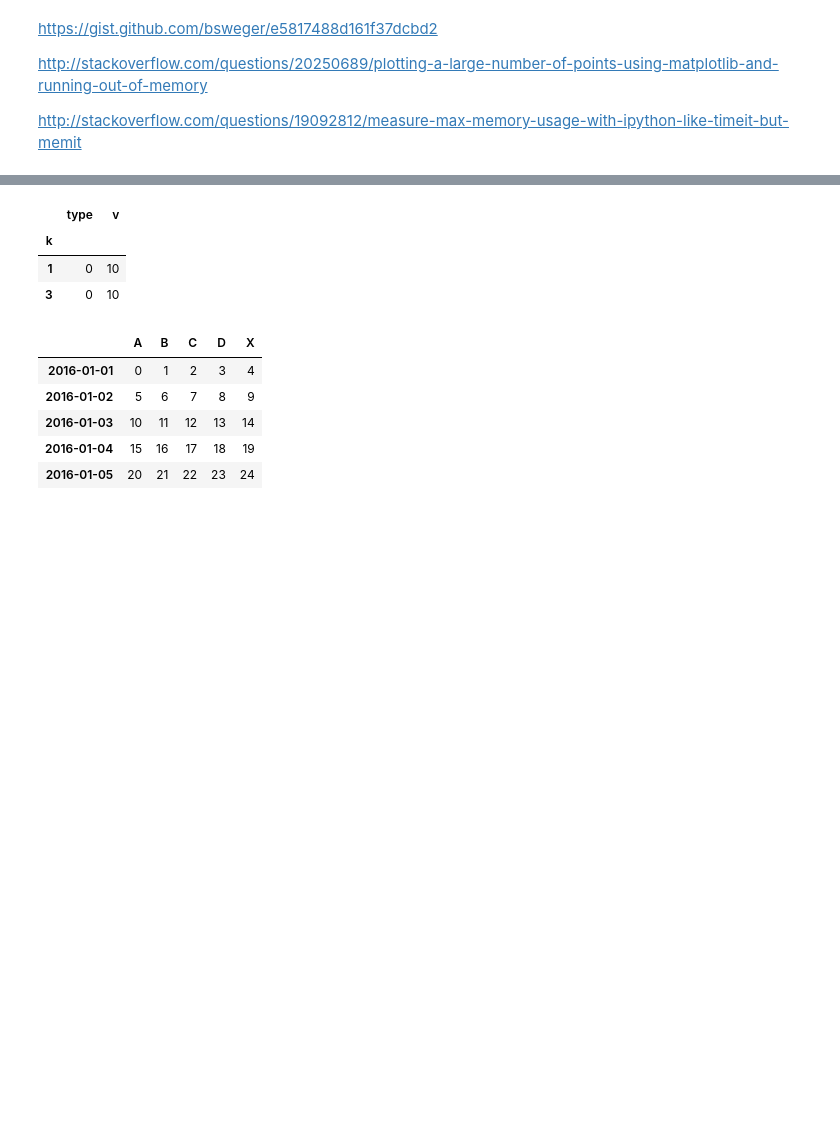
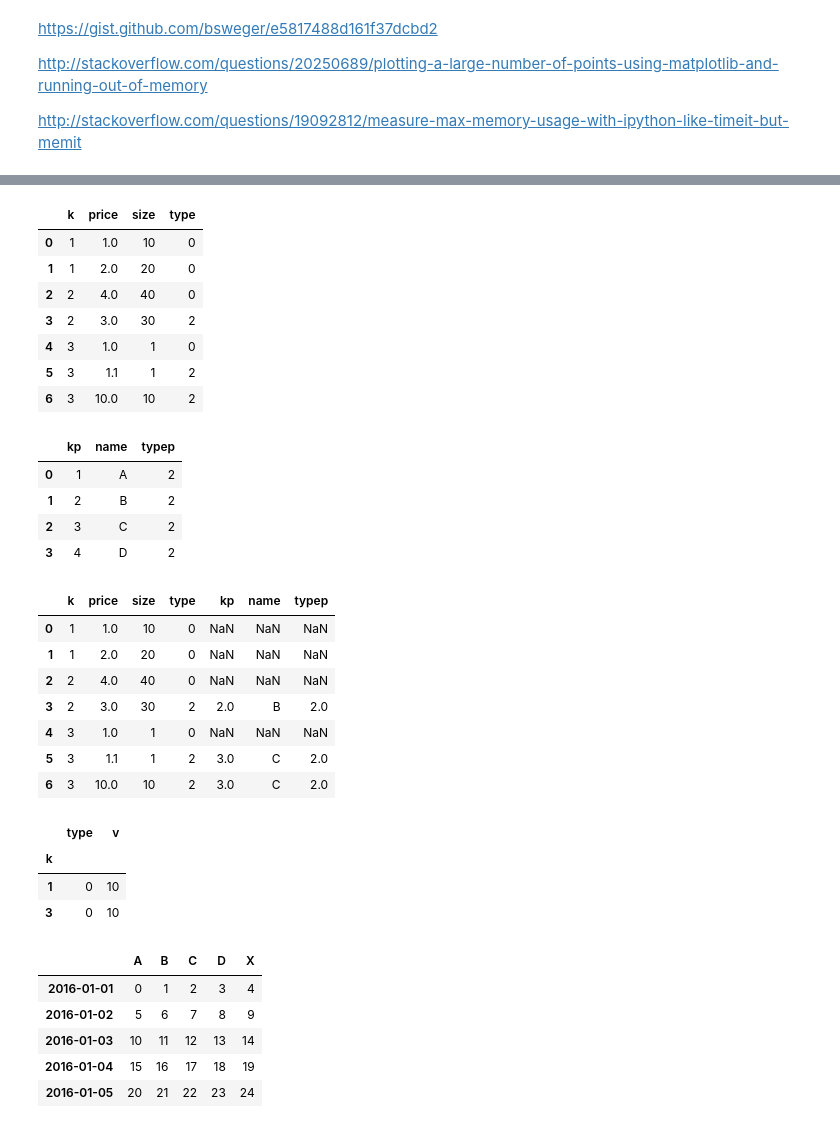
Before and after one commit to sidazhou/ipython_notes, a Jupyter notebook: notes.ipynb, the cells around one changed output, grey strips where cells are left out. Saved outputs shown, nothing was run; the diff lists cells and outputs as text; code cells hidden in the pictures; blank space fills up the shorter version.

```diff
--- a/notes.ipynb
+++ b/notes.ipynb
@@ -52,3 +54,35 @@ peak memory: 93.21 MiB, increment: 0.01 MiB
+# %%
+# merge, sql join on multiple columns
+
+df = pd.DataFrame({'k': [1,1,2,2,3,3,3], 'size': [10,20,40,30,1,1,10], 'type':[0,0,0,2,0,2,2], 'price': [1.0,2.0,4.0,3.0,1.0,1.1,10]})
+display(df)
+
+df2 = pd.DataFrame({'kp': [1,2,3,4], 'typep':[2,2,2,2],'name': ['A','B','C','D']})
+display(df2)
+
+df.merge(df2, left_on=['k','type'], right_on=['kp','typep'], how='left')
+# %% [output]
+|  | k | price | size | type |
+| 0 | 1 | 1.0 | 10 | 0 |
+| 1 | 1 | 2.0 | 20 | 0 |
+| 2 | 2 | 4.0 | 40 | 0 |
+| 3 | 2 | 3.0 | 30 | 2 |
+| 4 | 3 | 1.0 | 1 | 0 |
+| 5 | 3 | 1.1 | 1 | 2 |
+| 6 | 3 | 10.0 | 10 | 2 |
+|  | kp | name | typep |
+| 0 | 1 | A | 2 |
+| 1 | 2 | B | 2 |
+| 2 | 3 | C | 2 |
+| 3 | 4 | D | 2 |
+|  | k | price | size | type | kp | name | typep |
+| 0 | 1 | 1.0 | 10 | 0 | NaN | NaN | NaN |
+| 1 | 1 | 2.0 | 20 | 0 | NaN | NaN | NaN |
+| 2 | 2 | 4.0 | 40 | 0 | NaN | NaN | NaN |
+| 3 | 2 | 3.0 | 30 | 2 | 2.0 | B | 2.0 |
+| 4 | 3 | 1.0 | 1 | 0 | NaN | NaN | NaN |
+| 5 | 3 | 1.1 | 1 | 2 | 3.0 | C | 2.0 |
+| 6 | 3 | 10.0 | 10 | 2 | 3.0 | C | 2.0 |
 # %%
 # show duplicated rows
 df = pd.DataFrame({'k': [1,1,2,2,3,3,3], 'v': [10,20,40,30,10,11,12], 'type':[0,0,0,2,0,2,2]})
```
Also changed, not shown: parts of 1 cell of this notebook, 1 other file.
